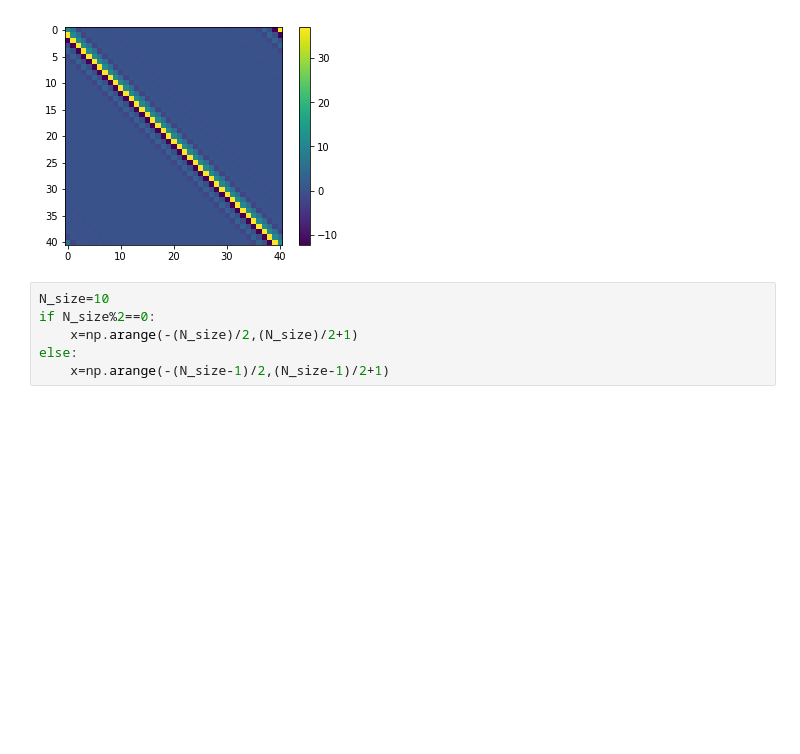
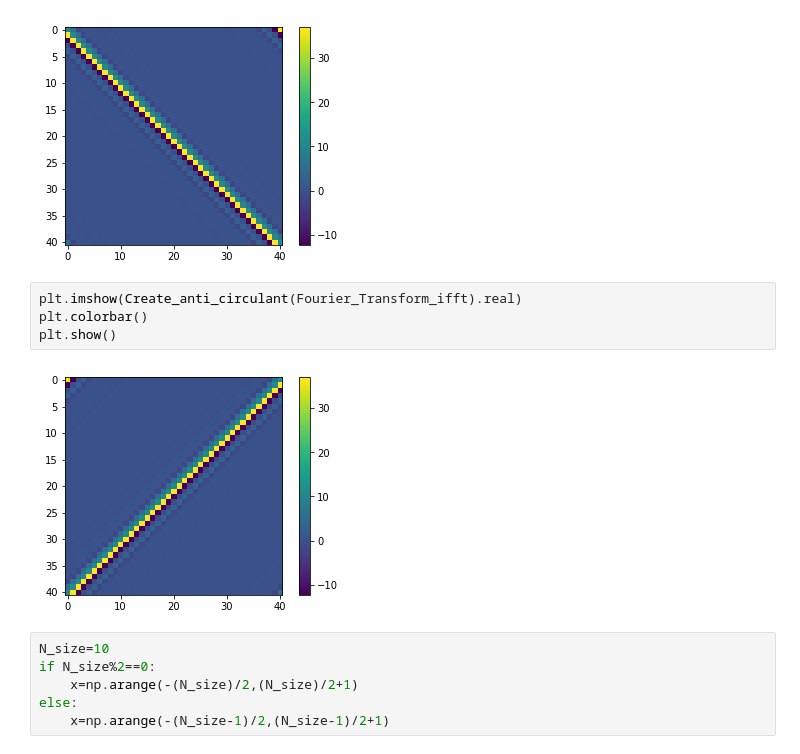
Before and after one commit to jamontanac/Tesis_Master, a Jupyter notebook: XY_model/Fourier_diagonalization/Intento 06-09-19.ipynb, the cells around one changed output. Cells and saved outputs as stored; diff of their text form; blank space fills up the shorter version.

Commit message:
Intento matrices circulantes

```diff
--- a/XY_model/Fourier_diagonalization/Intento 06-09-19.ipynb
+++ b/XY_model/Fourier_diagonalization/Intento 06-09-19.ipynb
@@ -132,6 +132,12 @@ plt.colorbar()
 plt.show()
 # %% [output]
 [figure]
+# %%
+plt.imshow(Create_anti_circulant(Fourier_Transform_ifft).real)
+plt.colorbar()
+plt.show()
+# %% [output]
+[figure, added]
 # %%
 N_size=10
 if N_size%2==0:
```
